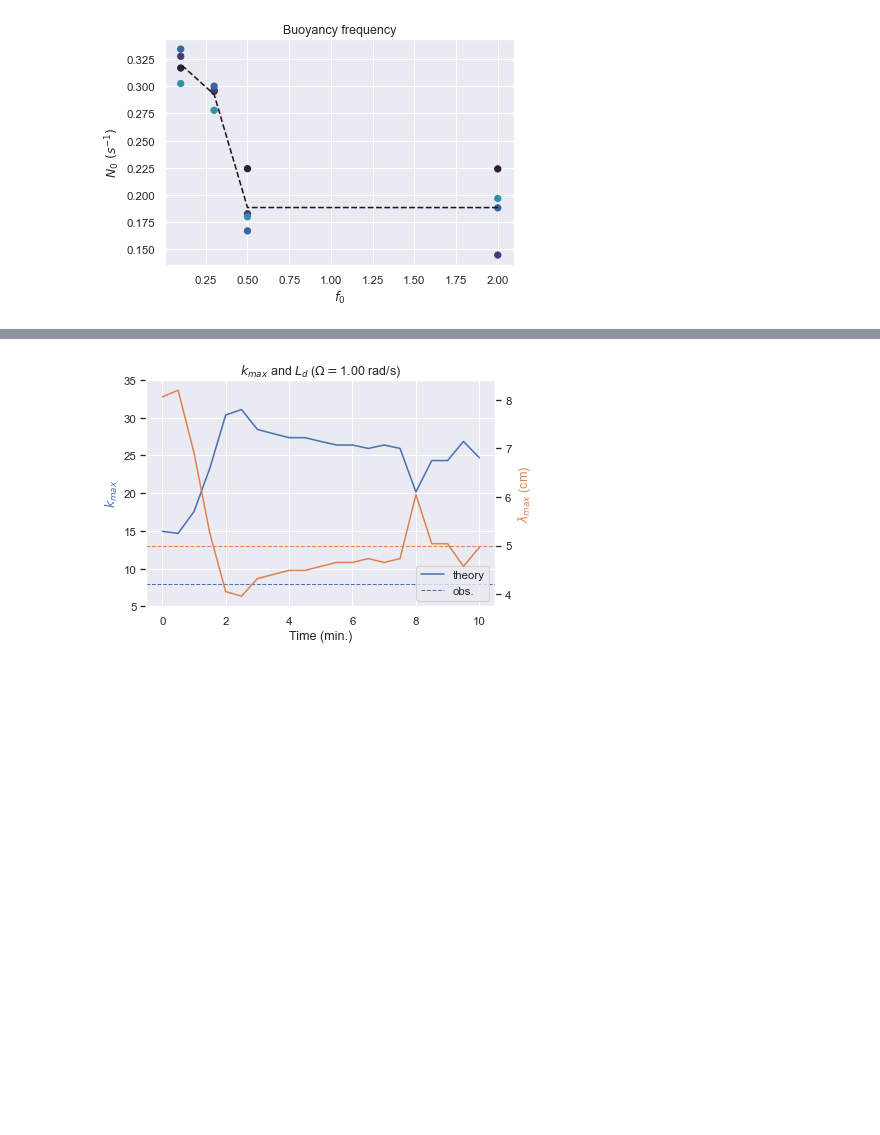
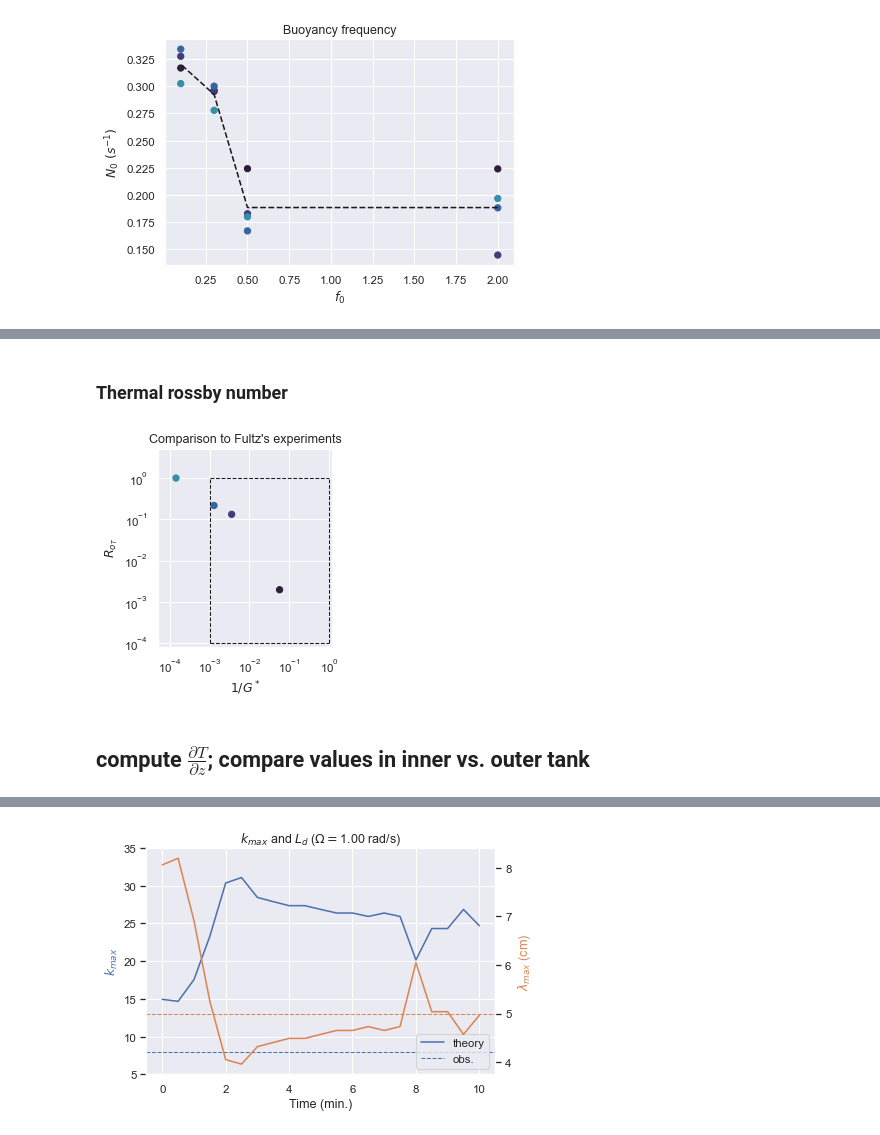
Before and after one commit to ktcarr/12.843, a Jupyter notebook: lab4/analysis.ipynb, the cells around one changed output, grey strips where cells are left out. Drawn from its saved outputs; the diff is of its cells as text; code cells hidden in the pictures; blank space fills up the shorter version.

```diff
--- a/lab4/analysis.ipynb
+++ b/lab4/analysis.ipynb
@@ -279,0 +359,24 @@ plt.show()
+# %% [markdown]
+### Thermal rossby number
+# %%
+RoT   = u_surf_cm3 / (100*f0 * dr3)
+Gstar = g / (dr3 * f0**2)
+fig,ax=plt.subplots(figsize=(3,3.5))
+ax.set_ylim([.8e-4, .5e1])
+ax.set_xlim([5e-5,1.2e0])
+ax.scatter(1/Gstar, RoT,color=sns.color_palette('mako')[:4])
+ax.plot([1e-3,1e-3],[1e-4,1],ls='--',lw=1,c='k')
+ax.plot([1e-3,1],[1,1],ls='--',lw=1,c='k')
+ax.plot([1,1],[1e-4,1],ls='--',lw=1,c='k')
+ax.plot([1e-3,1],[1e-4,1e-4],ls='--',lw=1,c='k')
+ax.set_yscale('log')
+ax.set_xscale('log')
+ax.set_xticks([1e-4,1e-3,1e-2,1e-1,1e0])
+ax.set_xlabel(r'$1/G^*$')
+ax.set_ylabel(r'$R_{o_T}$')
+ax.set_title("Comparison to Fultz's experiments")
+plt.show()
+# %% [output]
+[figure, added]
+# %% [markdown]
+## compute $\frac{\partial T}{\partial z}$; compare values in inner vs. outer tank
```
Also changed, not shown: parts of 21 cells of this notebook.
